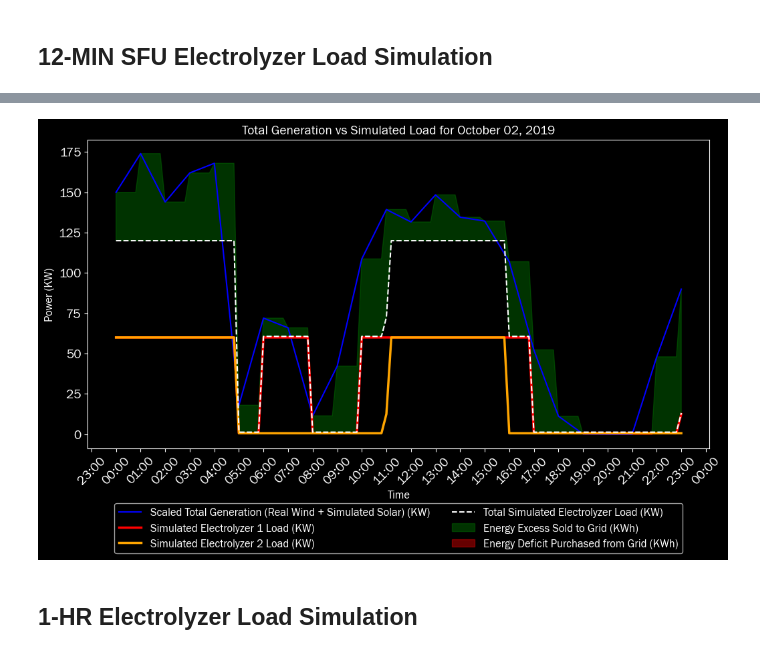
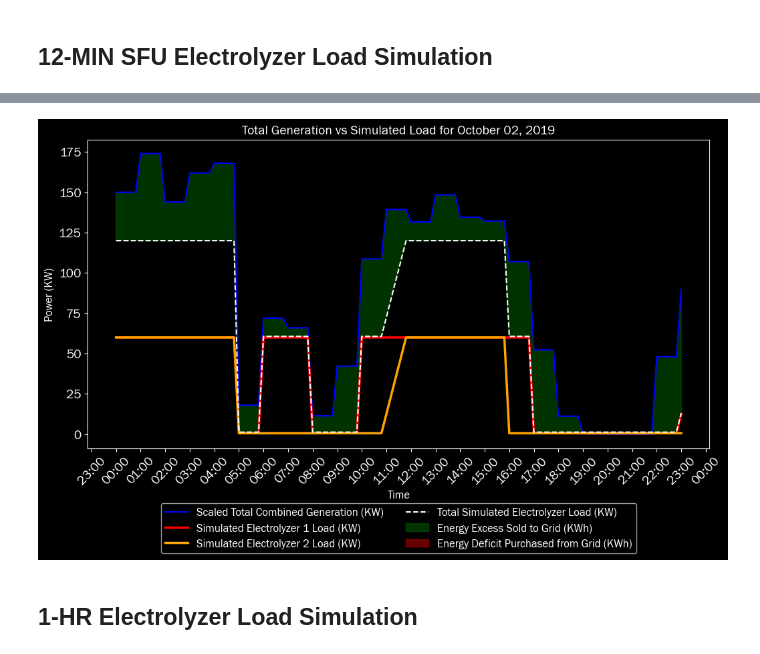
Before and after one commit to Lauvera132/ut_h2_protohub_simulation, a Jupyter notebook: white_deer_wind_farm_test.ipynb, the cells around one changed output, grey strips where cells are left out. Cells and saved outputs as stored; diff of their text form; code cells hidden in the pictures.

Commit message:
updated plot to show show excess and deficit energy production

```diff
--- a/white_deer_wind_farm_test.ipynb
+++ b/white_deer_wind_farm_test.ipynb
@@ -1041,8 +1044,8 @@ def simulate_two_electrolyzers_operation_12min(
     }
 # %%
 # Call the function to simulate two electrolyzers operation at 12-min intervals
-run_using_combined_generation = simulate_two_electrolyzers_operation_12min(
-    total_generation_kw=scaled_total_generation_12min,
+run_using_combined_generation = simulate_two_electrolyzers_operation_intervals(
+    total_generation_kw=scaled_total_generation_intervals,
     steady_state_load=steady_state_load,
     run_idle_load=run_idle_load,
     warm_up_rate=warm_up_rate,
@@ -1052,8 +1055,8 @@ run_using_combined_generation = simulate_two_electrolyzers_operation_12min(
     time_step=12 / 60,  # 12 minutes in hours
 )
 
-run_using_wind_generation = simulate_two_electrolyzers_operation_12min(
-    total_generation_kw=scaled_wind_generation_12min,
+run_using_wind_generation = simulate_two_electrolyzers_operation_intervals(
+    total_generation_kw=scaled_wind_generation_intervals,
     steady_state_load=steady_state_load,
     run_idle_load=run_idle_load,
     warm_up_rate=warm_up_rate,
@@ -1063,8 +1066,8 @@ run_using_wind_generation = simulate_two_electrolyzers_operation_12min(
     time_step=12 / 60,
 )
 
-run_using_solar_generation = simulate_two_electrolyzers_operation_12min(
-    total_generation_kw=scaled_solar_generation_12min,
+run_using_solar_generation = simulate_two_electrolyzers_operation_intervals(
+    total_generation_kw=scaled_solar_generation_intervals,
     steady_state_load=steady_state_load,
     run_idle_load=run_idle_load,
     warm_up_rate=warm_up_rate,
@@ -1110,35 +1128,25 @@ real_time_lmp_price = filtered_merged_data["real-time_lmp_[$/mwh]"]
 # ]
 
 # Plot total generation and simulated load on the primary y-axis
-sns.lineplot(
-    x=filtered_merged_data.index,
-    y=scaled_total_generation_kw,
-    label="Scaled Total Generation (Real Wind + Simulated Solar) (KW)",
-    color="blue",
-    # linestyle="",
-    ax=ax1,
-)
-
 # sns.lineplot(
 #     x=filtered_merged_data.index,
-#     y=scaled_solar_generation_kw,
-#     label="Scaled Simulated Solar Generation (KW)",
-#     color="orange",
-#     linestyle="--",
-#     ax=ax1,
-# )
-
-# sns.lineplot(
-#     x=filtered_merged_data.index,
-#     y=scaled_wind_generation_kw,
-#     label="Scaled Real Wind Generation (KW)",
-#     color="cyan",
-#     linestyle="--",
+#     y=scaled_total_generation_kw,
+#     label="Scaled Total Generation (Real Wind + Simulated Solar) (KW)",
+#     color="blue",
+#     # linestyle="",
 #     ax=ax1,
 # )
 
 sns.lineplot(
-    x=datetime_index_12min,
+    x=generation_intervals_df.index,
+    y=generation_intervals_df["scaled_total_generation_kw"],
+    label="Scaled Total Combined Generation (KW)",
+    color="blue",
+    ax=ax1,
+)
+
+sns.lineplot(
+    x=datetime_index_intervals,
     y=simulated_combined_load_e1,
     label="Simulated Electrolyzer 1 Load (KW)",
     color="red",
@@ -1147,7 +1155,7 @@ sns.lineplot(
 )
 
 sns.lineplot(
-    x=datetime_index_12min,
+    x=datetime_index_intervals,
     y=simulated_combined_load_e2,
     label="Simulated Electrolyzer 2 Load (KW)",
     color="orange",
@@ -1156,7 +1164,7 @@ sns.lineplot(
 )
 
 sns.lineplot(
-    x=datetime_index_12min,
+    x=datetime_index_intervals,
     y=total_combined_simulated_load,
     label="Total Simulated Electrolyzer Load (KW)",
     color="white",
@@ -1164,40 +1172,21 @@ sns.lineplot(
     ax=ax1,
 )
 
-# sns.lineplot(
-#     x=filtered_merged_data.index,
-#     y=scaled_wind_forecast_kw,
-#     label="Scaled Forecasted Wind Generation (KW)",
-#     linestyle=":",
-#     color="white",
-#     ax=ax1,
-# )
-
-# sns.lineplot(
-#     x=filtered_merged_data.index,
-#     y=real_time_billing_meter_quantity,
-#     label="5-Min Real Wind Generation (KW)",
-#     linestyle=":",
-#     color="cyan",
-#     ax=ax1,
-# )
-
-# Shade the area between the curves
 ax1.fill_between(
-    datetime_index_12min,
-    scaled_total_generation_12min,
+    datetime_index_intervals,
+    generation_intervals_df["scaled_total_generation_kw"],
     total_combined_simulated_load,
-    where=(scaled_total_generation_12min > total_combined_simulated_load),
+    where=(generation_intervals_df["scaled_total_generation_kw"] > total_combined_simulated_load),
     interpolate=True,
     color="green",
     alpha=0.4,
     label="Energy Excess Sold to Grid (KWh)",
 )
 ax1.fill_between(
-    datetime_index_12min,
-    scaled_total_generation_12min,
+    datetime_index_intervals,
+    generation_intervals_df["scaled_total_generation_kw"],
     total_combined_simulated_load,
-    where=(total_combined_simulated_load > scaled_total_generation_12min),
+    where=(total_combined_simulated_load > generation_intervals_df["scaled_total_generation_kw"]),
     interpolate=True,
     color="red",
     alpha=0.4,
@@ -1234,31 +1223,31 @@ ax1.xaxis.set_major_locator(
 #     y=real_time_lmp_price,
 #     label="Real-Time LMP Price ($/MWh)",
 #     color="yellow",
 #     ax=ax2,
 # )
 # ax2.set_ylabel("Real-Time LMP Price ($/MWh)", fontsize=12, color="yellow")
 # ax2.tick_params(axis="y", colors="yellow")
 
 # Combine legends from both y-axes and place them below the plot
 lines, labels = ax1.get_legend_handles_labels()
 # lines2, labels2 = ax2.get_legend_handles_labels()
 legend = ax1.legend(
     # lines + lines2,
     # labels + labels2,
     loc="upper center",
     bbox_to_anchor=(0.5, -0.16),
     fontsize=12,
     ncol=2,
 )
 
 # # Remove the legend box on the top right corner
 # ax2.get_legend().remove()
 
 # Set the legend text color to white
 for text in legend.get_texts():
     text.set_color("white")
 
 # Show the plot
 plt.show()
 # %% [output]
-[figure, old version]
+[figure, new version]
```
Also changed, not shown: parts of 11 cells of this notebook, 1 other file.
